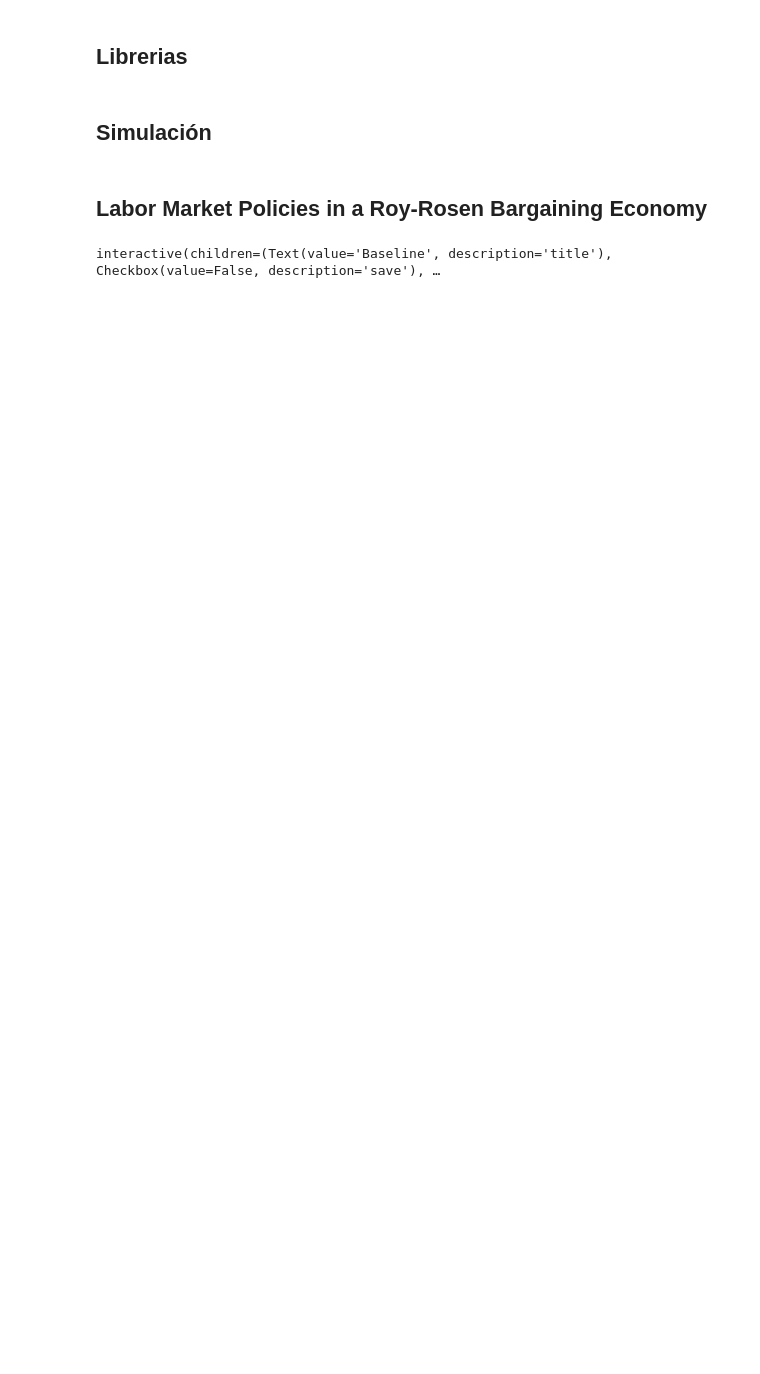
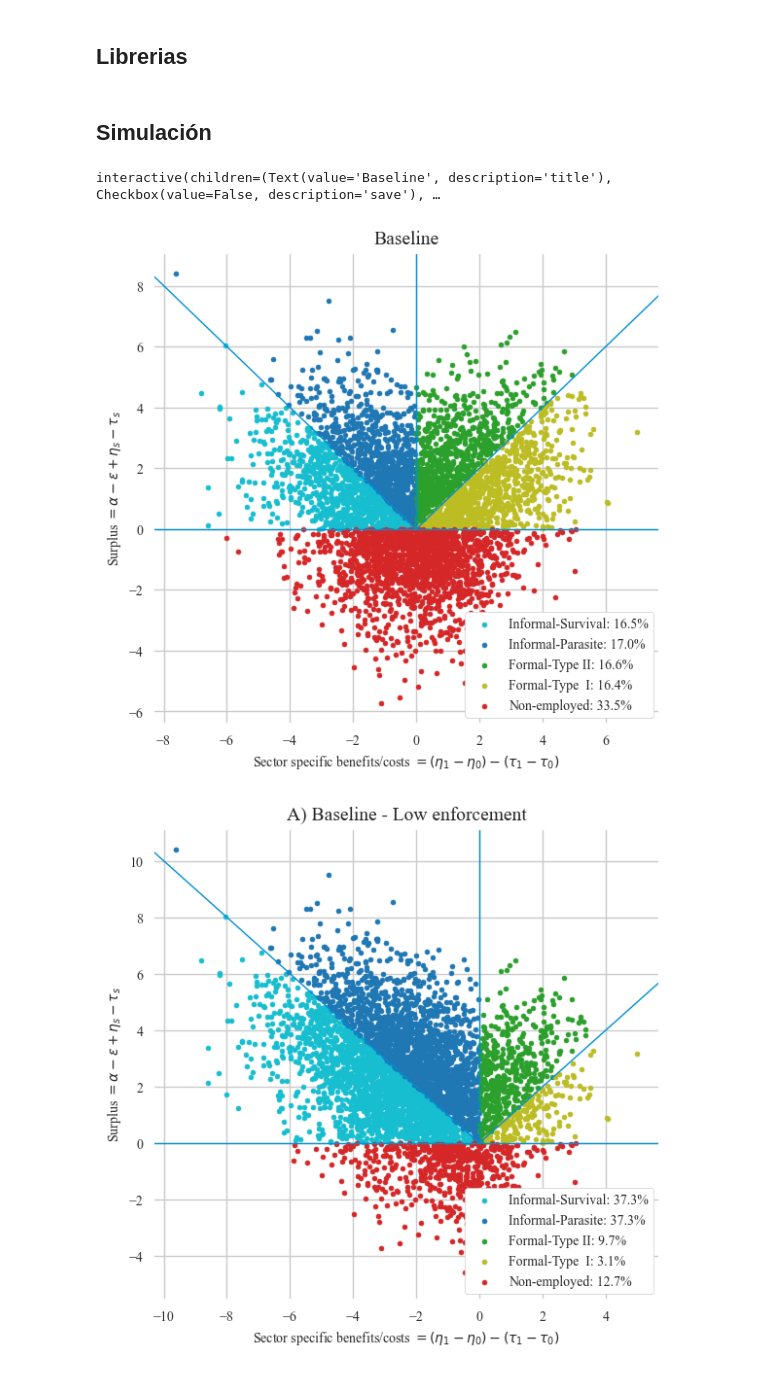
Before and after one commit to alejo-acosta/python-course, a Jupyter notebook: simulation.ipynb, the cells around one changed output. Drawn from its saved outputs; the diff is of its cells as text; code cells hidden in the pictures; blank space fills up the shorter version.

```diff
--- a/simulation.ipynb
+++ b/simulation.ipynb
@@ -91,6 +101,4 @@ def plot_simulation(array, title='', save=False, **kwargs):
 # %%
 array = generate_data(5000)
 simul = simulate(array)
-# %% [markdown]
-## Labor Market Policies in a Roy-Rosen Bargaining Economy
 # %%
@@ -98,3 +106,18 @@ interactive_plot = interactive(plot_simulation, array=fixed(array), save=False,
 interactive_plot
 # %% [output]
 interactive(children=(Text(value='Baseline', description='title'), Checkbox(value=False, description='save'), …
+# %%
+params = [{'d_alpha': 0, 'd_tau0': 0, 'd_tau1': 0, 'title':'Baseline'},
+          {'d_alpha': 0, 'd_tau0':-2, 'd_tau1': 0, 'title':'A) Baseline - Low enforcement'},
+        #   {'d_alpha': 0, 'd_tau0':+2, 'd_tau1': 0, 'title':'B) Baseline - High enforcement'},
+        #   {'d_alpha':-2, 'd_tau0': 0, 'd_tau1': 0, 'title':'A) Low productivity'},
+        #   {'d_alpha':-2, 'd_tau0':-2, 'd_tau1': 0, 'title':'A) Low productivity - Low enforcement'},
+        #   {'d_alpha':-2, 'd_tau0':+2, 'd_tau1': 0, 'title':'B) Low productivity - High enforcement'},
+        #   {'d_alpha':+2, 'd_tau0': 0, 'd_tau1': 0, 'title':'B) High productivity'},
+         ]
+for p in params:
+    plot_simulation(array, save=False, **p)
+    plt.show()
+# %% [output]
+[figure, added]
+[figure, added]
```
Also changed, not shown: parts of 5 cells of this notebook, 57 other files.
